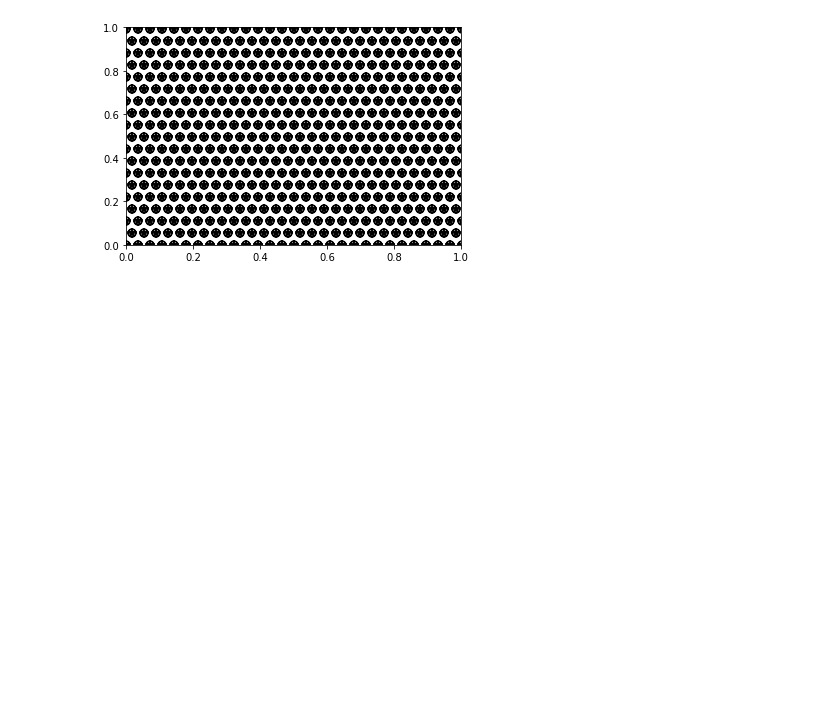
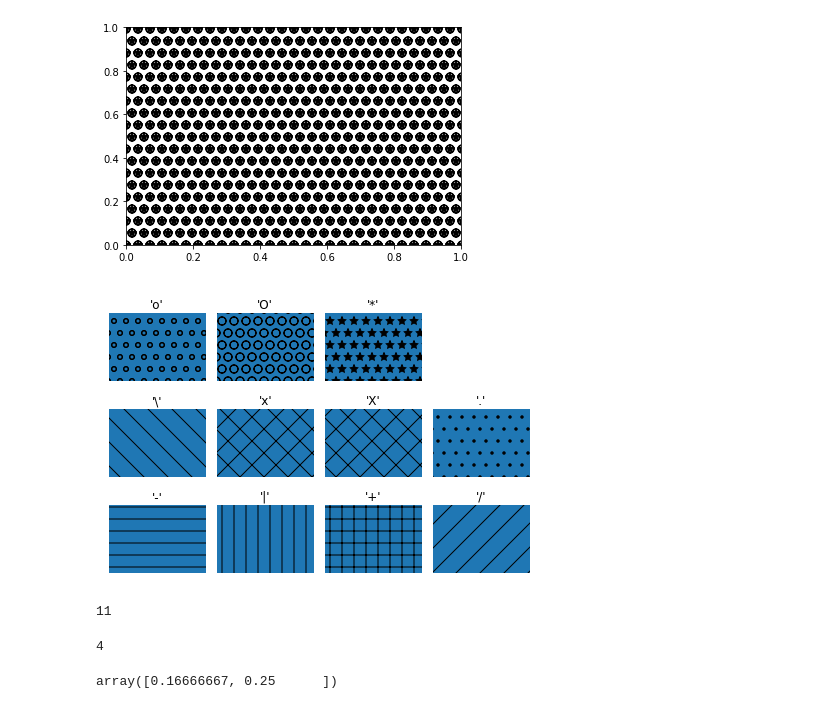
Before and after one commit to brunobeltran/matplotlib, a Jupyter notebook: doc/notebooks/hatch_api.ipynb, the cells around one changed output. Cells and saved outputs as stored; diff of their text form; code cells hidden in the pictures; blank space fills up the shorter version.

```diff
--- a/doc/notebooks/hatch_api.ipynb
+++ b/doc/notebooks/hatch_api.ipynb
@@ -103,3 +102,57 @@ ax.add_patch(patches.Circle([0.5, 0.5], fill=False, hatch='O*'))
 # %% [output]
 <matplotlib.patches.Circle at 0x...>
 [figure]
+# %%
+_valid_hatch_patterns = r'-|+/\xX.oO*'
+num_patches = len(_valid_hatch_patterns)
+
+spacing = 0.1  # percent of width
+boxes_per_row = 4
+num_rows = np.ceil(num_patches / boxes_per_row)
+inter_box_dist_y = 1/num_rows
+posts = np.linspace(0, 1, boxes_per_row + 1)
+inter_box_dist_x = posts[1] - posts[0]
+font_size = 12
+fig_size = (4, 4)
+text_pad = 0.2  # fraction of text height
+text_height = (1 + text_pad)*(
+    fig.dpi_scale_trans + ax.transAxes.inverted()
+).transform([1, 1])[1]
+# half of text pad
+bottom_padding = text_height*(1 - (1/(1+text_pad)))/2
+
+
+from matplotlib.patches import Rectangle
+fig = plt.figure()
+ax = fig.add_axes([0, 0, 1, 1])
+ax.set_axis_off()
+for i, hatch in enumerate(_valid_hatch_patterns):
+    row = int(i/boxes_per_row)
+    col = i - row*boxes_per_row
+    ax.add_patch(Rectangle(
+        xy=[(col + spacing/2) * inter_box_dist_x,
+            bottom_padding + row*inter_box_dist_y],
+        width=inter_box_dist_x*(1 - spacing),
+        height=inter_box_dist_y*(1 - text_height),
+        transform=ax.transAxes,
+        hatch=hatch,
+        label="'" + hatch + "'"
+    ))
+    ax.text((col + 1/2) * inter_box_dist_x,
+             bottom_padding + (row + 1 - text_height*(1/(1+text_pad)))*inter_box_dist_y,
+            "'" + hatch + "'", horizontalalignment='center', fontsize=font_size)
+plt.savefig('/home/bbeltr1/Downloads/hatch_demo.svg')
+# %% [output]
+[figure, added]
+# %%
+num_patches
+# %% [output]
+11
+# %%
+boxes_per_row
+# %% [output]
+4
+# %%
+(fig.dpi_scale_trans + ax.transAxes.inverted()).transform([1, 1])
+# %% [output]
+array([0.16666667, 0.25      ])
```
Also changed, not shown: parts of 12 cells of this notebook, 2 other files.
